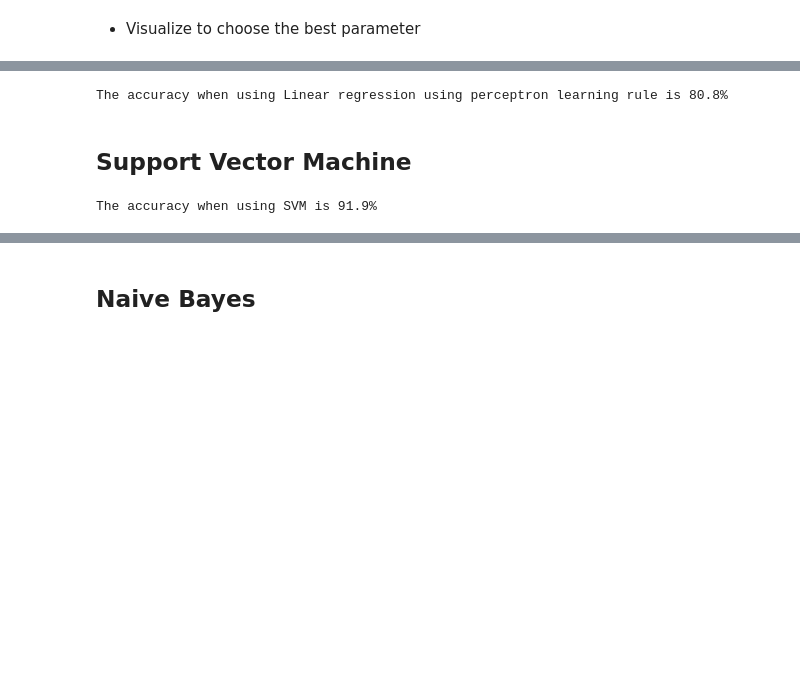
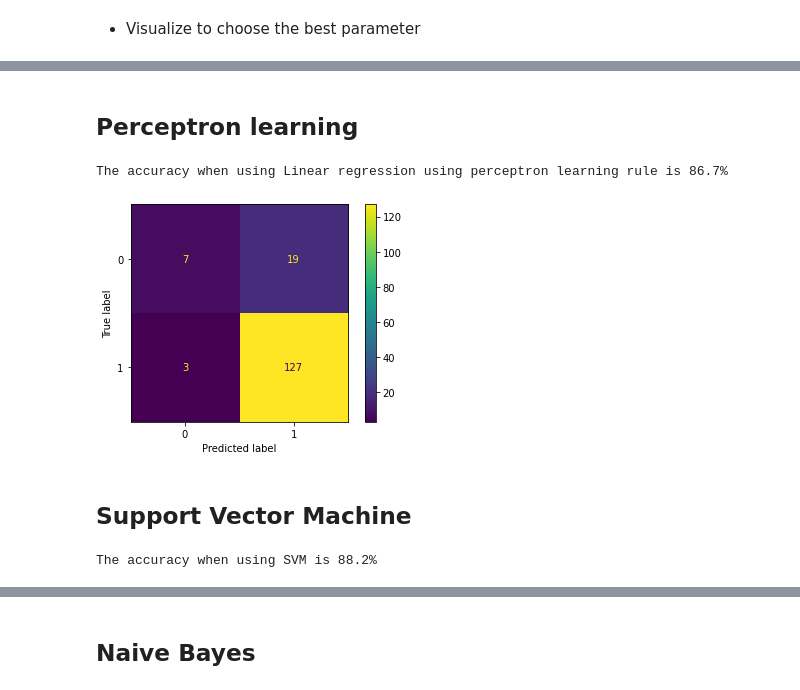
Before and after one commit to lamld203844/Biomedical-Segmentation, a Jupyter notebook: assignment-1.ipynb, the cells around one changed output, grey strips where cells are left out. Drawn from its saved outputs; the diff is of its cells as text; code cells hidden in the pictures; blank space fills up the shorter version.

```diff
--- a/assignment-1.ipynb
+++ b/assignment-1.ipynb
@@ -311,3 +330,20 @@ The model provides an accuracy of 92.3%, when we kept the value of neighbours=16
+# %%
+def plot_confusion_matrix(model):
+    # init model and fitting
+    model = model
+    model.fit(X_train, y_train)
+
+    # predict
+    predictions = model.predict(X_test)
+
+    # evaluate with confusion matrix
+    cm = confusion_matrix(y_test, predictions)
+    %matplotlib inline
+    display = ConfusionMatrixDisplay(confusion_matrix=cm)
+    display.plot()
+    plt.show()
+# %% [markdown]
+## Perceptron learning
 # %%
 from sklearn.linear_model import Perceptron
 from sklearn.model_selection import cross_val_score
@@ -315,13 +351,17 @@ from sklearn.model_selection import cross_val_score
 model = Perceptron()
 
 # 5-fold cross-validation
-cv_scores = cross_val_score(model, X_train, y_train,
+cv_scores = cross_val_score(model, X, y,
                            cv=5,
                            scoring='accuracy')
 accu = round(cv_scores.mean()*100, 1)
 print(f'The accuracy when using Linear regression using perceptron learning rule is {accu}%')
 # %% [output]
-The accuracy when using Linear regression using perceptron learning rule is 80.8%
+The accuracy when using Linear regression using perceptron learning rule is 86.7%
+# %%
+plot_confusion_matrix(model)
+# %% [output]
+[figure, added]
 # %% [markdown]
 ## Support Vector Machine
 # %%
@@ -331,10 +371,10 @@ from sklearn.model_selection import cross_val_score
 model = SVC()
 
 # 5-fold cross-validation
-cv_scores = cross_val_score(model, X_train, y_train,
+cv_scores = cross_val_score(model, X, y,
                            cv=5,
                            scoring='accuracy')
 accu = round(cv_scores.mean()*100, 1)
 print(f'The accuracy when using SVM is {accu}%')
 # %% [output]
-The accuracy when using SVM is 91.9%
+The accuracy when using SVM is 88.2%
```
Also changed, not shown: parts of 12 cells of this notebook.
